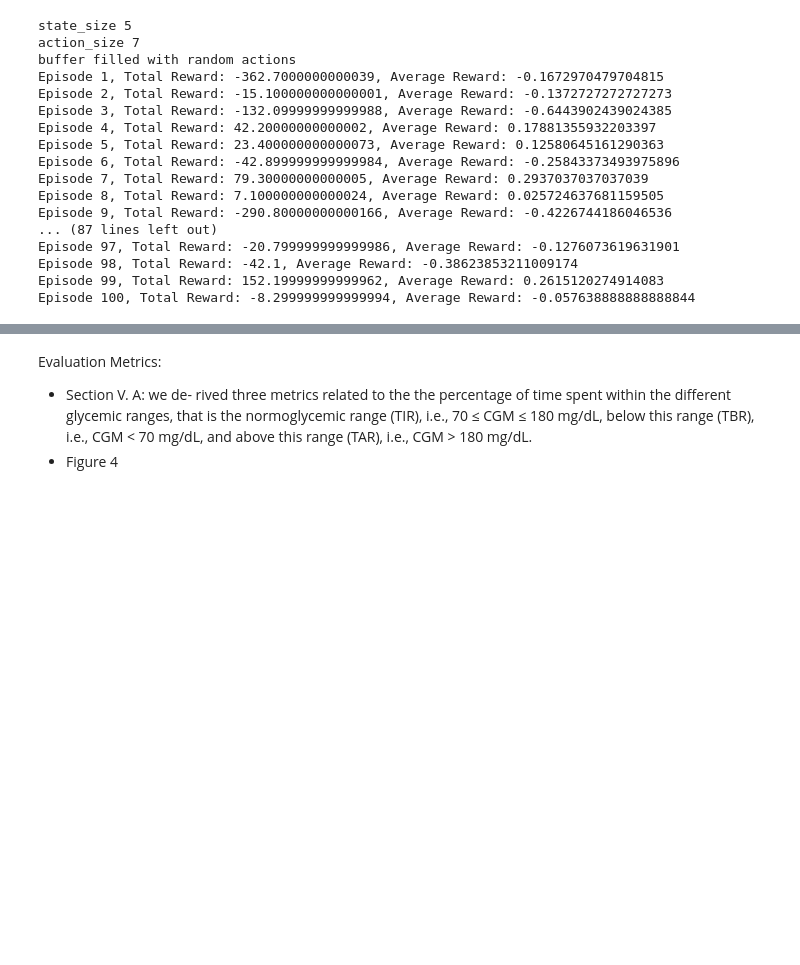
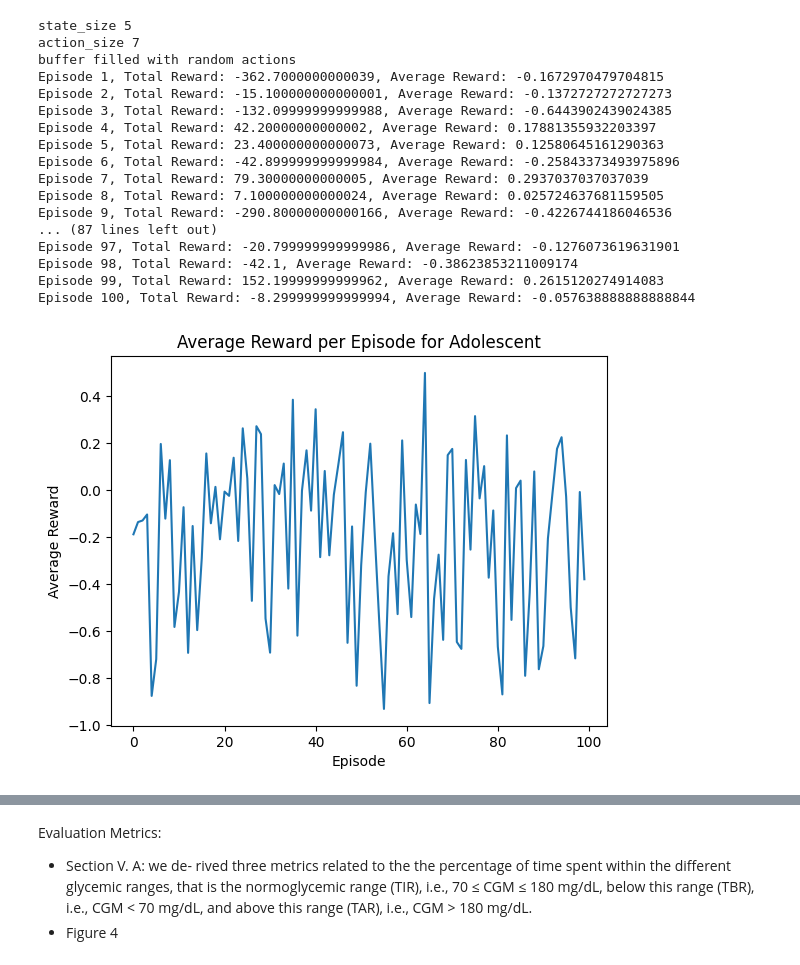
Before and after one commit to vitamys/rl_project, a Jupyter notebook: EnvDemo.ipynb, the cells around one changed output, grey strips where cells are left out. Saved outputs shown, nothing was run; the diff lists cells and outputs as text; code cells hidden in the pictures; blank space fills up the shorter version.

```diff
--- a/EnvDemo.ipynb
+++ b/EnvDemo.ipynb
@@ -376,6 +356,10 @@ Episode 97, Total Reward: -20.799999999999986, Average Reward: -0.12760736196319
 Episode 98, Total Reward: -42.1, Average Reward: -0.38623853211009174
 Episode 99, Total Reward: 152.19999999999962, Average Reward: 0.2615120274914083
 Episode 100, Total Reward: -8.299999999999994, Average Reward: -0.057638888888888844
+# %%
+plot_reward(avg_reward_adult, "Adolescent")
+# %% [output]
+[figure, added]
 # %%
 agent_child = setup_ddqn_agent(env_child)
 agent_child, avg_reward_child = train(env_child, agent_child)
```
Also changed, not shown: parts of 18 cells of this notebook, 6 other files.
